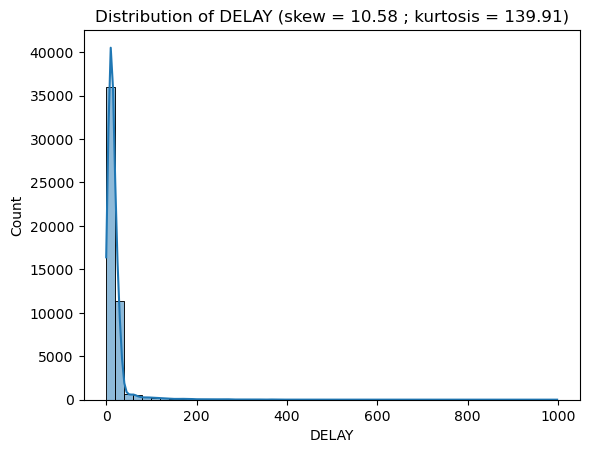
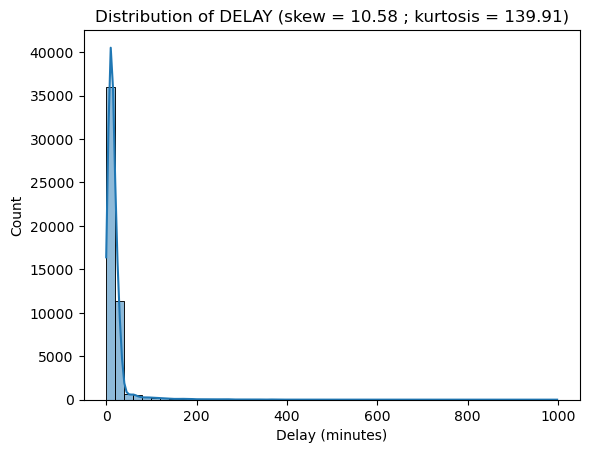
Code edit (unified diff) that turned the first committed figure into the second:
--- before
+++ after
@@ -1,3 +1,4 @@
 sns.histplot(eda_df['DELAY'], bins=50, kde=True)
 plt.title(f"Distribution of DELAY (skew = {eda_df['DELAY'].skew():.2f} ; kurtosis = {eda_df['DELAY'].kurt():.2f})")
+plt.xlabel('Delay (minutes)')
 plt.show()

Commit: [model] model with predictor created